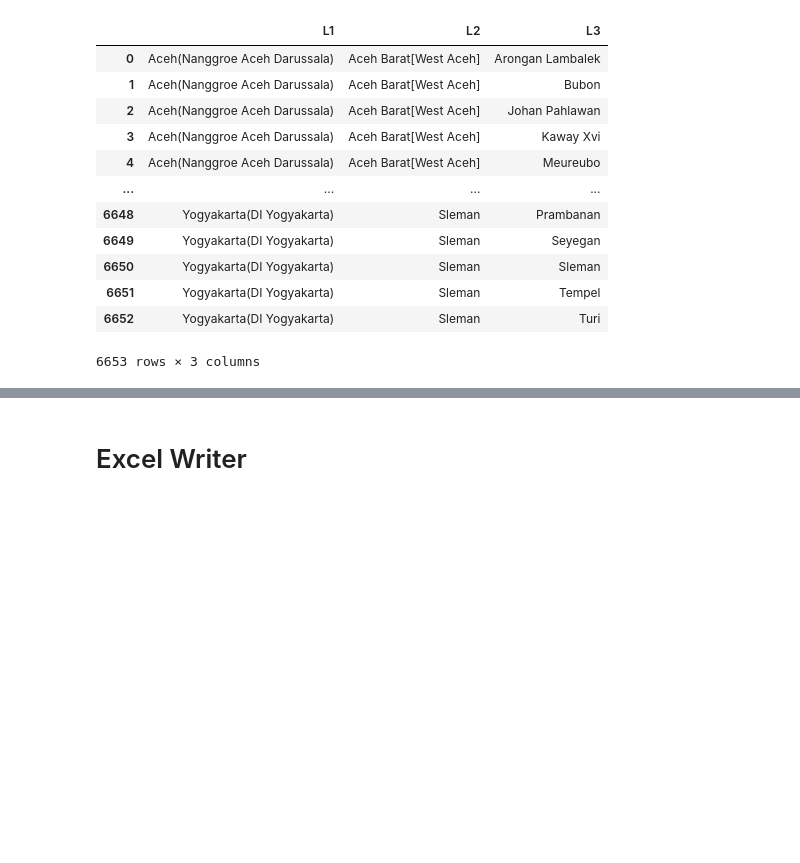
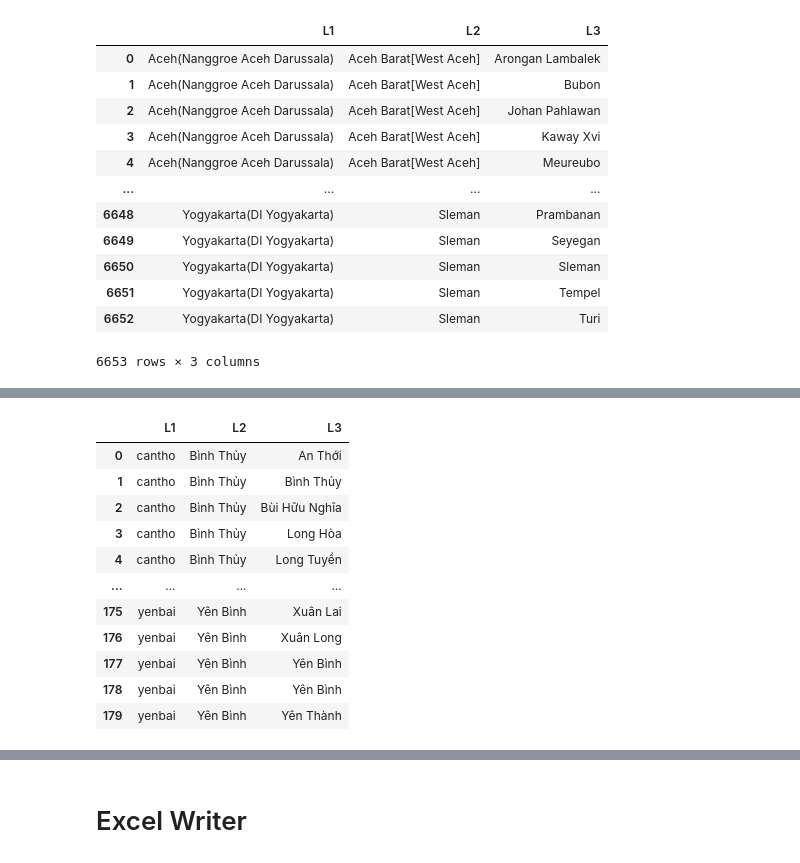
Before and after one commit to CabooseExia/Geospatial-practice, a Jupyter notebook: citypopulation_webscraper.ipynb, the cells around one changed output, grey strips where cells are left out. Saved outputs shown, nothing was run; the diff lists cells and outputs as text; code cells hidden in the pictures; blank space fills up the shorter version.

```diff
--- a/citypopulation_webscraper.ipynb
+++ b/citypopulation_webscraper.ipynb
@@ -862,0 +882,84 @@ indo
+# %%
+viet_l2l3 = pd.DataFrame()
+
+viet_sites = [
+              'https://www.citypopulation.de/en/vietnam/cantho/admin/',
+              'https://www.citypopulation.de/en/vietnam/danang/admin/',
+              'https://www.citypopulation.de/en/vietnam/haiphong/admin/',
+              'https://www.citypopulation.de/en/vietnam/hanoi/admin/',
+              'https://www.citypopulation.de/en/vietnam/thanhphohochiminh/admin/',
+              'https://www.citypopulation.de/en/vietnam/angiang/admin/',
+              'https://www.citypopulation.de/en/vietnam/bariavungtau/admin/',
+              'https://www.citypopulation.de/en/vietnam/bacgiang/admin/',
+              'https://www.citypopulation.de/en/vietnam/backan/admin/',
+              'https://www.citypopulation.de/en/vietnam/baclieu/admin/',
+              'https://www.citypopulation.de/en/vietnam/bacninh/admin/',
+              'https://www.citypopulation.de/en/vietnam/bentre/admin/',
+              'https://www.citypopulation.de/en/vietnam/binhdinh/admin/',
+              'https://www.citypopulation.de/en/vietnam/binhduong/admin/',
+              'https://www.citypopulation.de/en/vietnam/binhphuoc/admin/',
+              'https://www.citypopulation.de/en/vietnam/binhthuan/admin/',
+              'https://www.citypopulation.de/en/vietnam/camau/admin/',
+              'https://www.citypopulation.de/en/vietnam/caobang/admin/',
+              'https://www.citypopulation.de/en/vietnam/daklak/admin/',
+              'https://www.citypopulation.de/en/vietnam/daknong/admin/',
+              'https://www.citypopulation.de/en/vietnam/dienbien/admin/',
+              'https://www.citypopulation.de/en/vietnam/dongnai/admin/',
+              'https://www.citypopulation.de/en/vietnam/dongthap/admin/',
+              'https://www.citypopulation.de/en/vietnam/gialai/admin/',
+              'https://www.citypopulation.de/en/vietnam/hagiang/admin/',
+              'https://www.citypopulation.de/en/vietnam/hanam/admin/',
+              'https://www.citypopulation.de/en/vietnam/hatinh/admin/',
+              'https://www.citypopulation.de/en/vietnam/haiduong/admin/',
+              'https://www.citypopulation.de/en/vietnam/haugiang/admin/',
+              'https://www.citypopulation.de/en/vietnam/hoabinh/admin/',
+              'https://www.citypopulation.de/en/vietnam/hungyen/admin/',
+              'https://www.citypopulation.de/en/vietnam/khanhhoa/admin/',
+              'https://www.citypopulation.de/en/vietnam/kiengiang/admin/',
+              'https://www.citypopulation.de/en/vietnam/kontum/admin/',
+              'https://www.citypopulation.de/en/vietnam/laichau/admin/',
+              'https://www.citypopulation.de/en/vietnam/lamdong/admin/',
+              'https://www.citypopulation.de/en/vietnam/langson/admin/',
+              'https://www.citypopulation.de/en/vietnam/laocai/admin/',
+              'https://www.citypopulation.de/en/vietnam/longan/admin/',
+              'https://www.citypopulation.de/en/vietnam/namdinh/admin/',
+              'https://www.citypopulation.de/en/vietnam/nghean/admin/',
+              'https://www.citypopulation.de/en/vietnam/ninhbinh/admin/',
+              'https://www.citypopulation.de/en/vietnam/ninhthuan/admin/',
+              'https://www.citypopulation.de/en/vietnam/phutho/admin/',
+              'https://www.citypopulation.de/en/vietnam/phuyen/admin/',
+              'https://www.citypopulation.de/en/vietnam/quangbinh/admin/',
+              'https://www.citypopulation.de/en/vietnam/quangnam/admin/',
+              'https://www.citypopulation.de/en/vietnam/quangngai/admin/',
+              'https://www.citypopulation.de/en/vietnam/quangninh/admin/',
+              'https://www.citypopulation.de/en/vietnam/quangtri/admin/',
+              'https://www.citypopulation.de/en/vietnam/soctrang/admin/',
+              'https://www.citypopulation.de/en/vietnam/sonla/admin/',
+              'https://www.citypopulation.de/en/vietnam/tayninh/admin/',
+              'https://www.citypopulation.de/en/vietnam/thaibinh/admin/',
+              'https://www.citypopulation.de/en/vietnam/thainguyen/admin/',
+              'https://www.citypopulation.de/en/vietnam/thanhhoa/admin/',
+              'https://www.citypopulation.de/en/vietnam/thuathienhue/admin/',
+              'https://www.citypopulation.de/en/vietnam/tiengiang/admin/',
+              'https://www.citypopulation.de/en/vietnam/travinh/admin/',
+              'https://www.citypopulation.de/en/vietnam/tuyenquang/admin/',
+              'https://www.citypopulation.de/en/vietnam/vinhlong/admin/',
+              'https://www.citypopulation.de/en/vietnam/vinhphuc/admin/',
+              'https://www.citypopulation.de/en/vietnam/yenbai/admin/',
+              ]
+
+print(len(viet_sites))
+for site in viet_sites:
+    try:
+        curr_l1 = site.split('/')[-3]
+        page = requests.get(site)
+        df = make_indo_l1l2(page)
+        df['L1'] = curr_l1
+        df.rename(columns={'Province': 'L2', 'Name': 'L3'}, inplace=True)
+        df = df[['L1', 'L2', 'L3']]
+        viet_l2l3 = pd.concat([viet_l2l3, df], axis=0)
+    except Exception as e:
+        print(f"Error processing {site}: {e}")
+
+viet_l2l3
+# %% [output]
@@ -862,0 +967,12 @@ indo
+|  | L1 | L2 | L3 |
+| 0 | cantho | Bình Thủy | An Thới |
+| 1 | cantho | Bình Thủy | Bình Thủy |
+| 2 | cantho | Bình Thủy | Bùi Hữu Nghĩa |
+| 3 | cantho | Bình Thủy | Long Hòa |
+| 4 | cantho | Bình Thủy | Long Tuyền |
+| ... | ... | ... | ... |
+| 175 | yenbai | Yên Bình | Xuân Lai |
+| 176 | yenbai | Yên Bình | Xuân Long |
+| 177 | yenbai | Yên Bình | Yên Bình |
+| 178 | yenbai | Yên Bình | Yên Bình |
+| 179 | yenbai | Yên Bình | Yên Thành |
```
Also changed, not shown: parts of 15 cells of this notebook.
